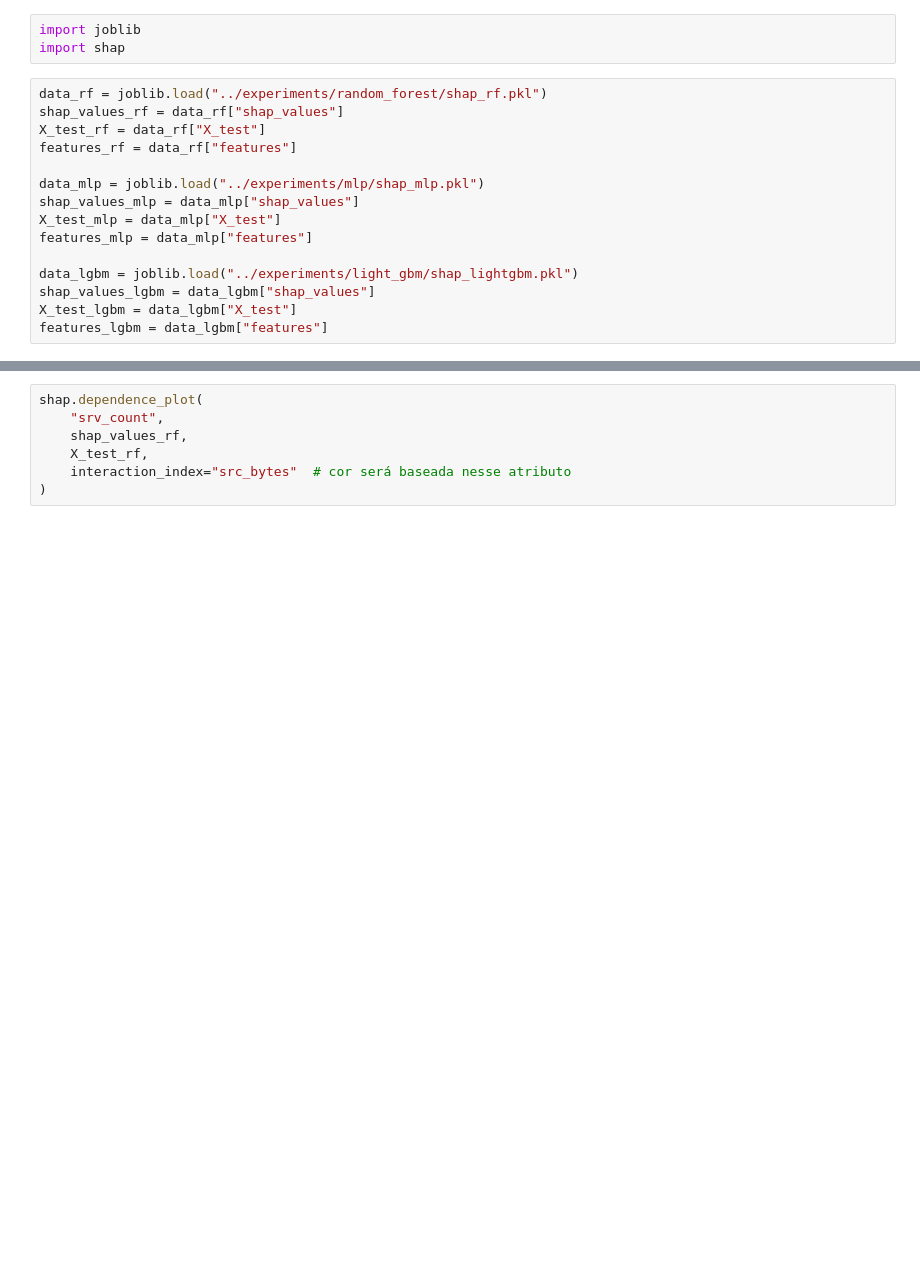
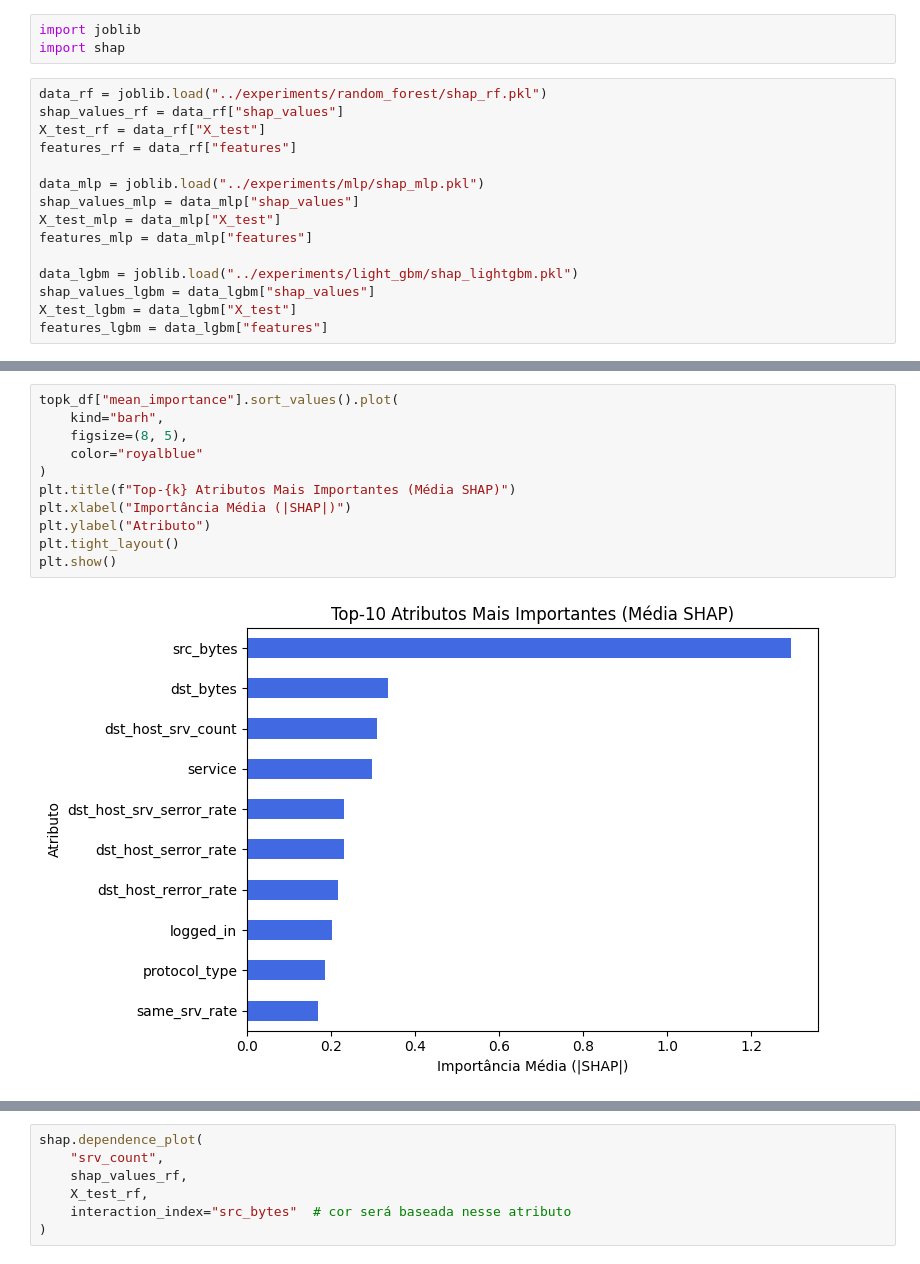
Before and after one commit to matheusbus/xai-in-ids, a Jupyter notebook: src/analise.ipynb, the cells around one changed output, grey strips where cells are left out. Drawn from its saved outputs; the diff is of its cells as text; blank space fills up the shorter version.

```diff
--- a/src/analise.ipynb
+++ b/src/analise.ipynb
@@ -39,3 +134,16 @@ ValueError: All arrays must be of the same length
+# %%
+topk_df["mean_importance"].sort_values().plot(
+    kind="barh",
+    figsize=(8, 5),
+    color="royalblue"
+)
+plt.title(f"Top-{k} Atributos Mais Importantes (Média SHAP)")
+plt.xlabel("Importância Média (|SHAP|)")
+plt.ylabel("Atributo")
+plt.tight_layout()
+plt.show()
+# %% [output]
+[figure, added]
 # %%
 shap.summary_plot(shap_values_rf, X_test_rf, feature_names=features_rf)
 # %% [output]
```
Also changed, not shown: parts of 6 cells of this notebook, 2 other files.
